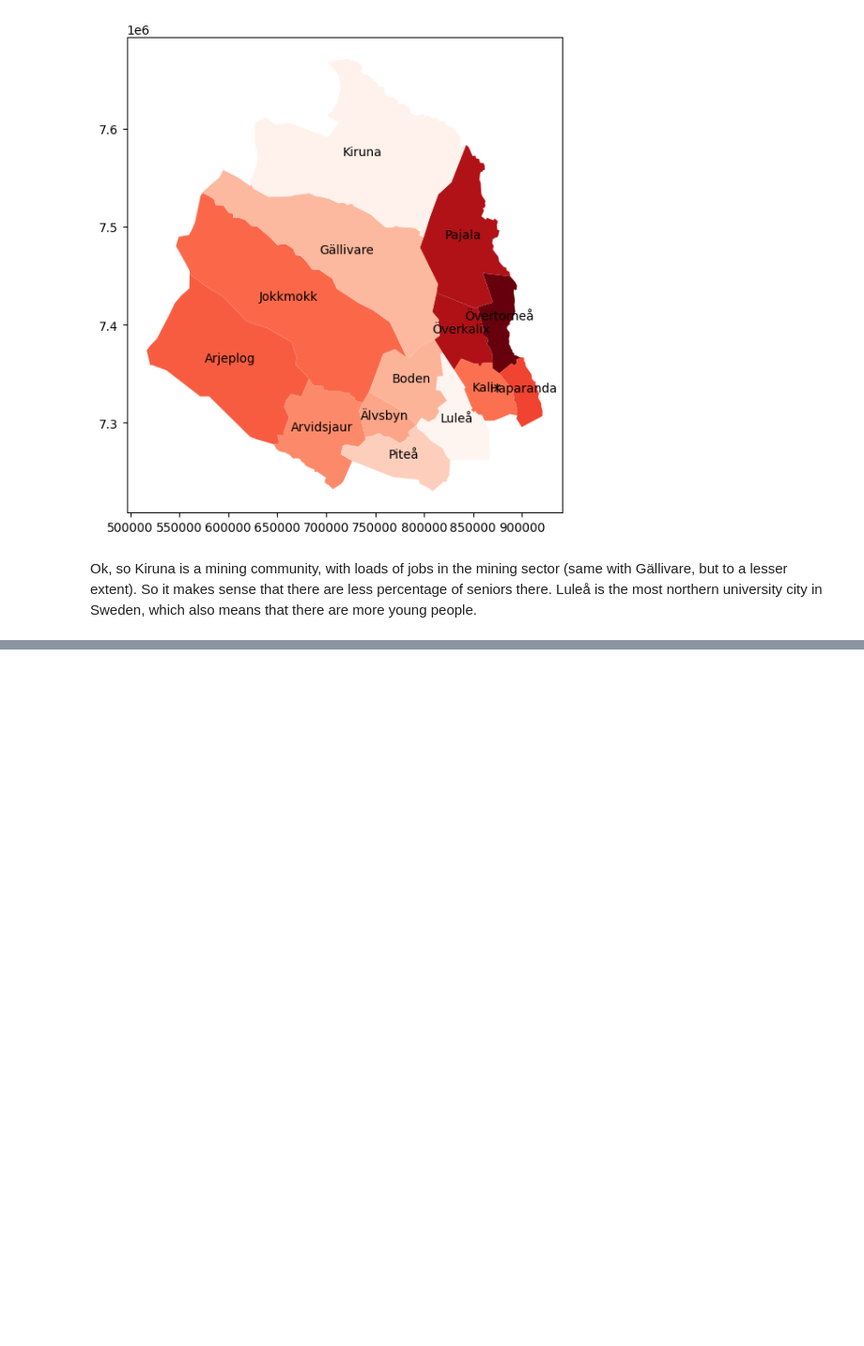
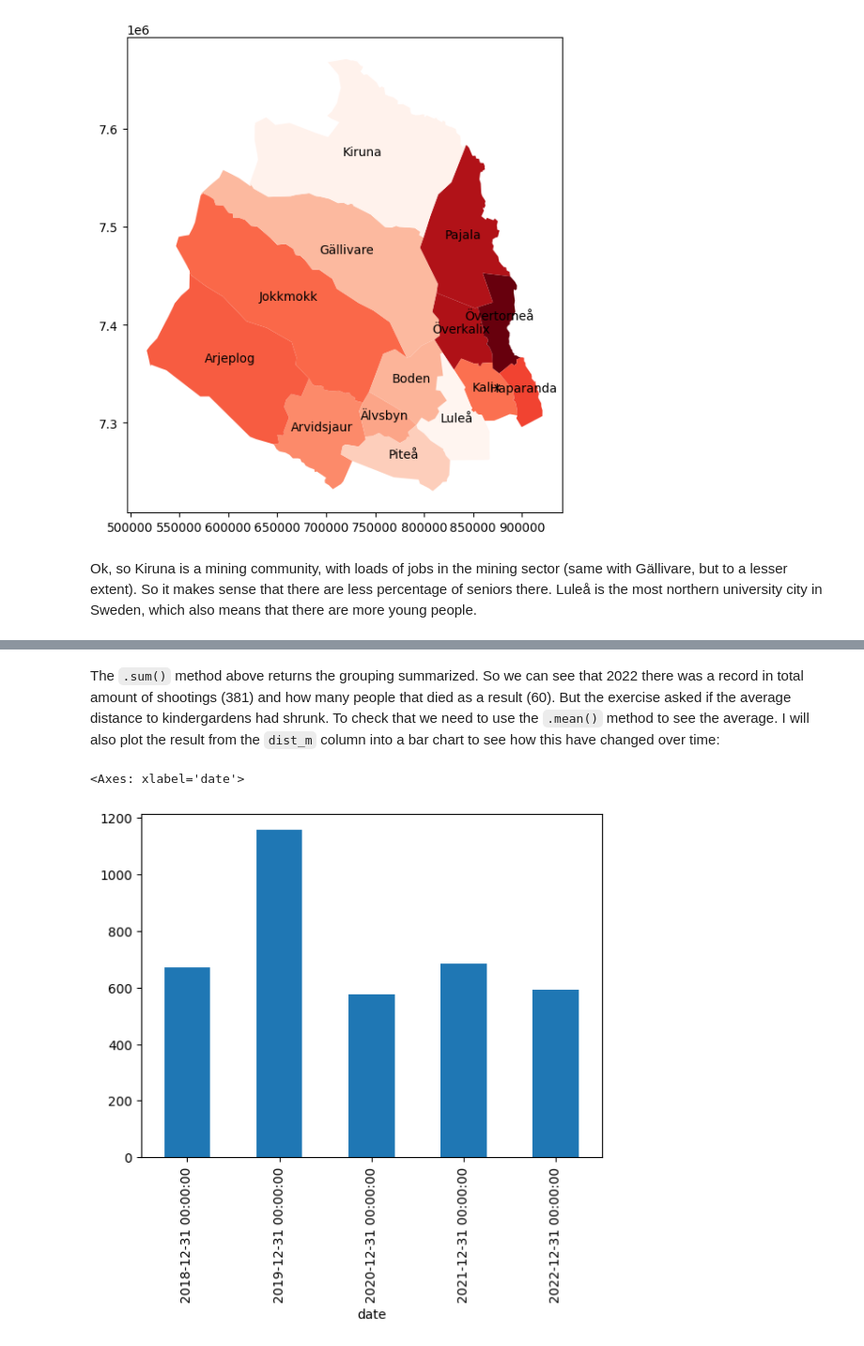
Before and after one commit to johan-ekman/learning_python, a Jupyter notebook: continuation_course/solutions.ipynb, the cells around one changed output, grey strips where cells are left out. Shown: that part at 94% size. Saved outputs shown, nothing was run; the diff lists cells and outputs as text; code cells hidden in the pictures; blank space fills up the shorter version.

```diff
--- a/continuation_course/solutions.ipynb
+++ b/continuation_course/solutions.ipynb
@@ -2050,0 +2071,2 @@ Ok, so Kiruna is a mining community, with loads of jobs in the mining sector (sa
+# %%
+gdf = gdf.drop('index_right',axis=1)
@@ -2050,0 +2075,2 @@ Ok, so Kiruna is a mining community, with loads of jobs in the mining sector (sa
+# %%
+gdf = gdf[['date','dead','injured','dist_m']]
@@ -2050,0 +2079,2 @@ Ok, so Kiruna is a mining community, with loads of jobs in the mining sector (sa
+# %%
+gdf['count'] = 1
@@ -2050,0 +2089,2 @@ Ok, so Kiruna is a mining community, with loads of jobs in the mining sector (sa
+# %%
+gdf = gdf.set_index('date')
@@ -2050,0 +2103,7 @@ Ok, so Kiruna is a mining community, with loads of jobs in the mining sector (sa
+# %% [markdown]
+The `.sum()` method above returns the grouping summarized. So we can see that 2022 there was a record in total amount of shootings (381) and how many people that died as a result (60). But the exercise asked if the average distance to kindergardens had shrunk. To check that we need to use the `.mean()` method to see the average. I will also plot the result from the `dist_m` column into a bar chart to see how this have changed over time:
+# %%
+gdf.groupby(pd.Grouper(freq='Y')).mean()['dist_m'].plot(kind='bar')
+# %% [output]
+<Axes: xlabel='date'>
+[figure, added]
```
Also changed, not shown: parts of 18 cells of this notebook, 1 other file.
